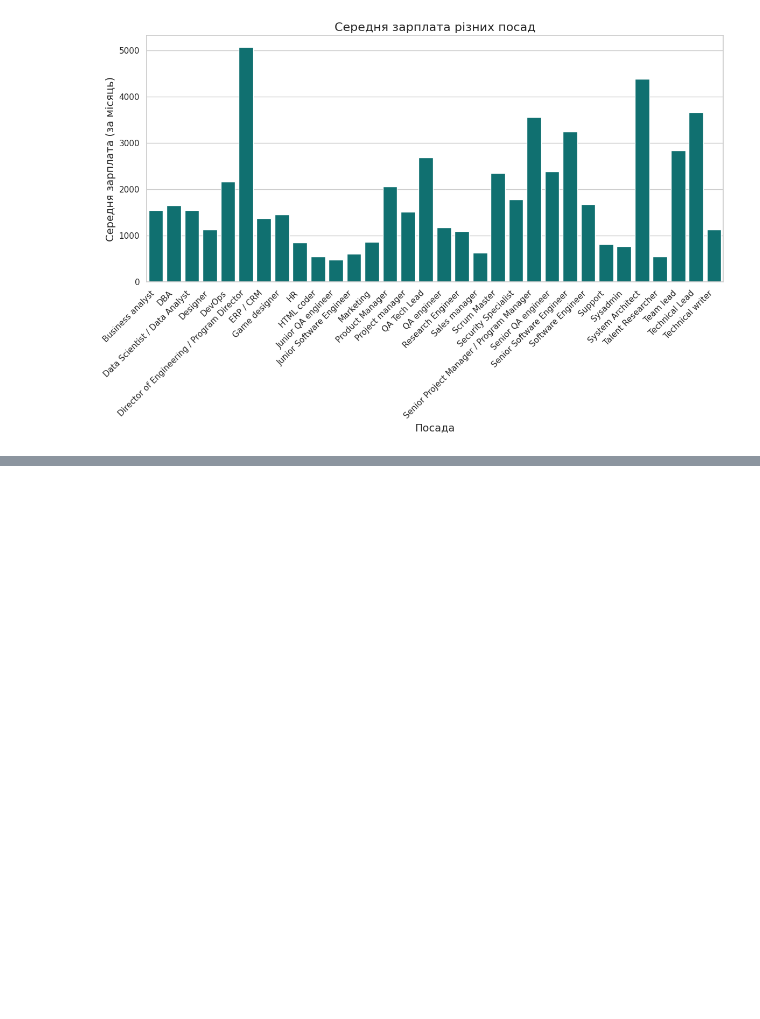
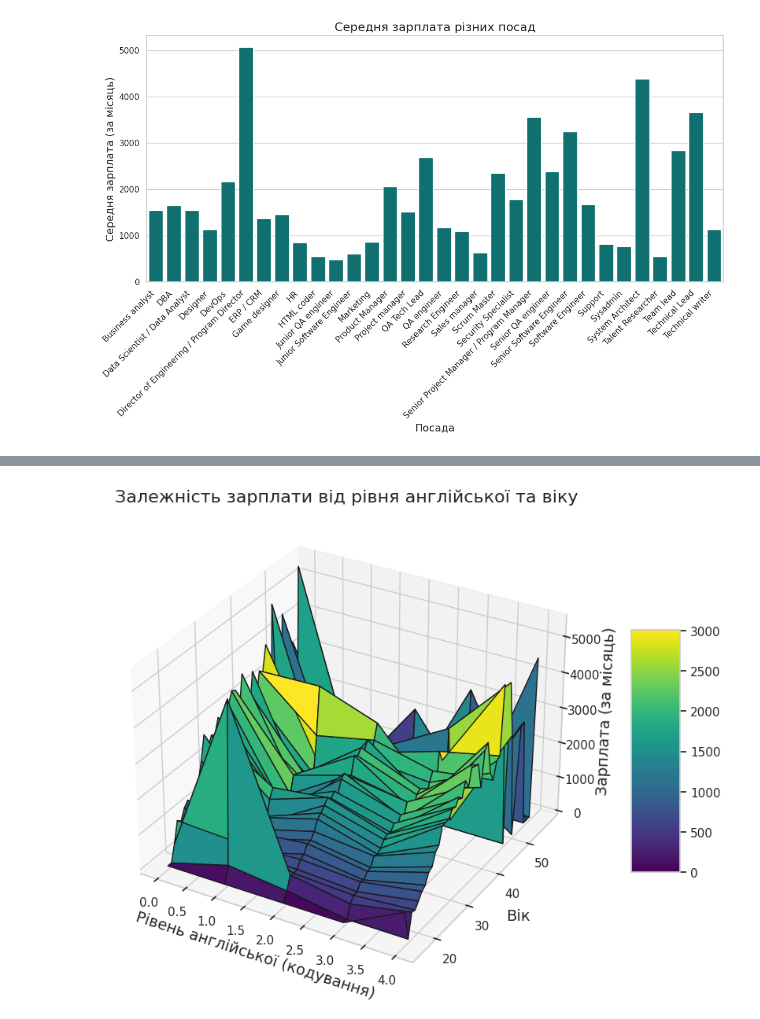
Before and after one commit to OlhaYastrebova/goit-ds-hw, a Jupyter notebook: Hw5_2.ipynb, the cells around one changed output, grey strips where cells are left out. Saved outputs shown, nothing was run; the diff lists cells and outputs as text; code cells hidden in the pictures; blank space fills up the shorter version.

```diff
--- a/Hw5_2.ipynb
+++ b/Hw5_2.ipynb
@@ -362,0 +451,51 @@ plt.show()
+# %%
+import pandas as pd
+import numpy as np
+import matplotlib.pyplot as plt
+from mpl_toolkits.mplot3d import Axes3D
+from matplotlib import cm
+from sklearn.preprocessing import LabelEncoder
+
+# Читання CSV-файлу
+df = pd.read_csv('/content/2017_jun_final.csv')
+
+# Закодуємо рівень англійської числовими значеннями
+le = LabelEncoder()
+df['Рівень англійської кодування'] = le.fit_transform(df['Рівень англійської'])
+
+# Витягування значень для осей
+X = df['Рівень англійської кодування']
+Y = df['Вік']
+Z = df['Зарплата на місяць']
+
+# Створення сітки для X і Y
+X_grid, Y_grid = np.meshgrid(np.unique(X), np.unique(Y))
+
+# Інтерполяція Z значень на сітку
+Z_grid = np.zeros_like(X_grid, dtype=float)
+for i in range(len(np.unique(X))):
+    for j in range(len(np.unique(Y))):
+        mask = (X == X_grid[j, i]) & (Y == Y_grid[j, i])
+        if np.any(mask):
+            Z_grid[j, i] = np.mean(Z[mask])
+
+# Створення тривимірного графіка
+fig = plt.figure(figsize=(14, 8))
+ax = fig.add_subplot(111, projection='3d')
+
+# Побудова поверхні
+surf = ax.plot_surface(X_grid, Y_grid, Z_grid, cmap=cm.viridis, edgecolor='k')
+
+# Додавання кольорової шкали
+fig.colorbar(surf, ax=ax, shrink=0.5, aspect=5)
+
+# Налаштування осей
+ax.set_title('Залежність зарплати від рівня англійської та віку', fontsize=16)
+ax.set_xlabel('Рівень англійської (кодування)', fontsize=14)
+ax.set_ylabel('Вік', fontsize=14)
+ax.set_zlabel('Зарплата (за місяць)', fontsize=14)
+
+# Показати графік
+plt.show()
+# %% [output]
+[figure, added]
```
Also changed, not shown: parts of 3 cells of this notebook.
